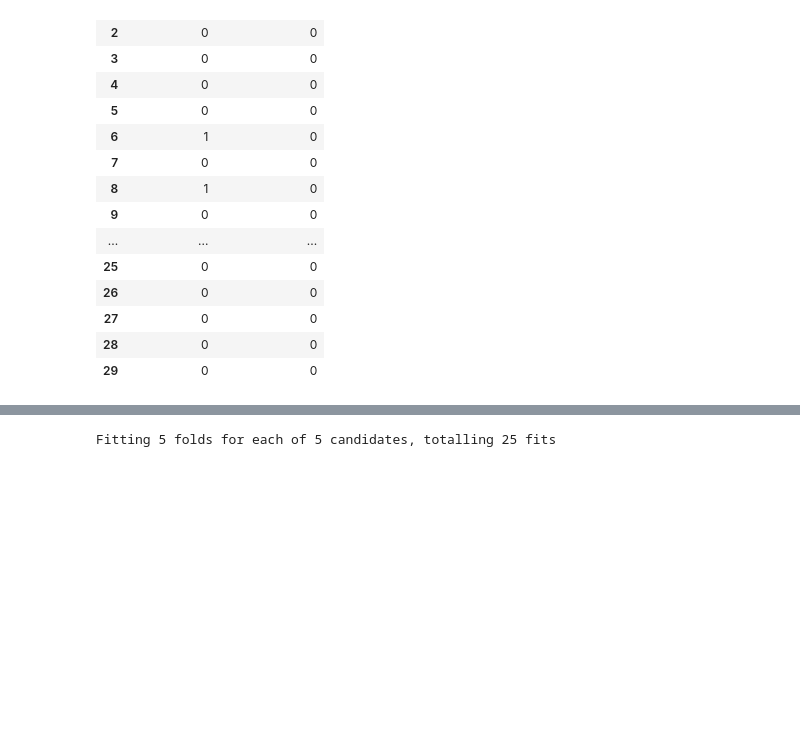
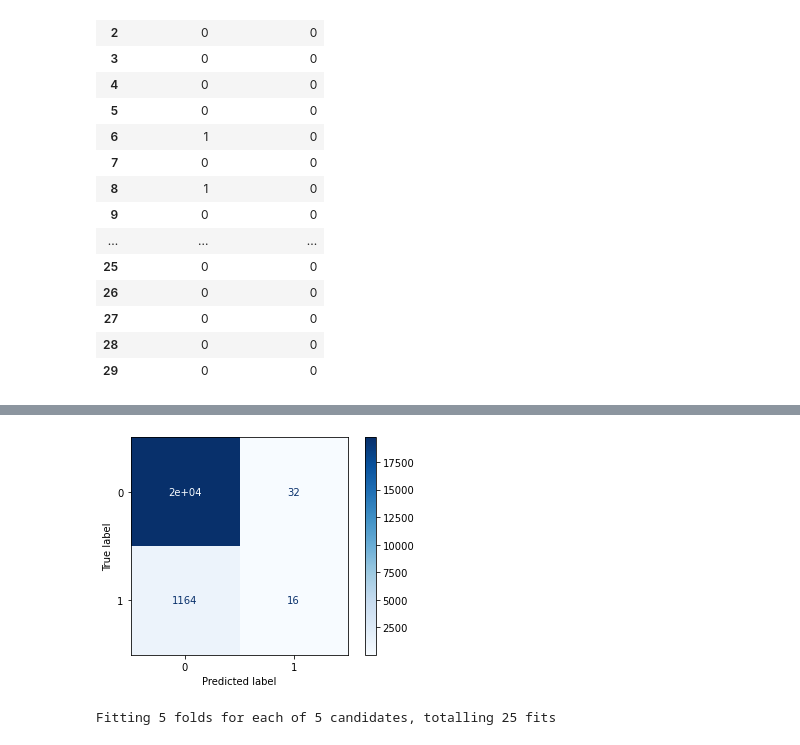
Before and after one commit to DAB-2021/Banking-prediction, a Jupyter notebook: BankModels.ipynb, the cells around one changed output, grey strips where cells are left out. Saved outputs shown, nothing was run; the diff lists cells and outputs as text; code cells hidden in the pictures; blank space fills up the shorter version.

```diff
--- a/BankModels.ipynb
+++ b/BankModels.ipynb
@@ -166 +195,8 @@ logRegScore : 94.67704205852867 %
+# %%
+disp = plot_confusion_matrix(model, X_test, y_test,
+                                 cmap=plt.cm.Blues)
+
+plt.show()
+# %% [output]
+[figure, added]
 # %%
```
Also changed, not shown: parts of 32 cells of this notebook, 2 other files.
